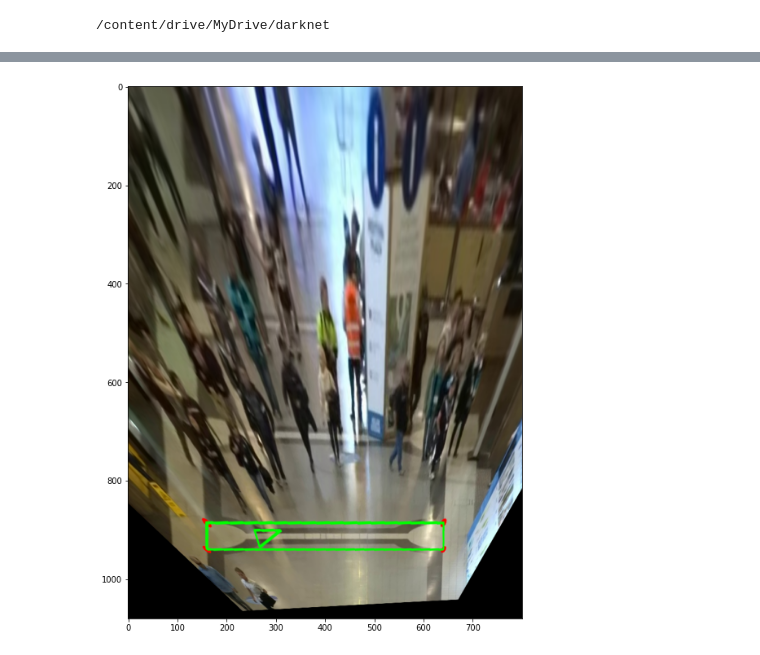
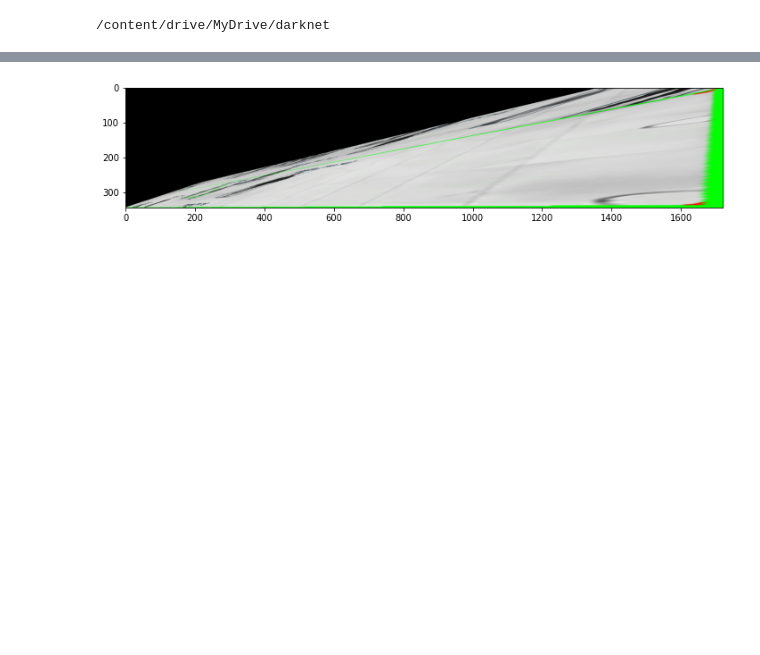
Before and after one commit to dung18520632/NhanDien_CS338.L21, a Jupyter notebook: Flask_Yolo_Function.ipynb, the cells around one changed output, grey strips where cells are left out. Drawn from its saved outputs; the diff is of its cells as text; code cells hidden in the pictures; blank space fills up the shorter version.

```diff
--- a/Flask_Yolo_Function.ipynb
+++ b/Flask_Yolo_Function.ipynb
@@ -71,5 +100,5 @@ Detection(detections,image)
 # %%
-original_image_BGR = cv2.imread('/content/MOT20_02_raw_frame_100.jpg')
+original_image_BGR = cv2.imread('/content/1.jpg')
 original_image_RGB = cv2.cvtColor(original_image_BGR, cv2.COLOR_BGR2RGB)
 image_width = original_image_RGB.shape[1]
 image_height = original_image_RGB.shape[0]
@@ -83,12 +125,19 @@ image Shape (540, 960, 3)
 # %%
-src = np.float32([[142., 298.],
-                           [784., 315.],
-                           [811., 371.],
-                           [ 82., 347.]])
-dst=np.float32([(0.2,0.82), (0.80, 0.82), (0.80,0.87), (0.2,0.87)])
-dst_size=(800,1080)
-def H_matrix(src,dst,dst_size):
-  dst = dst * np.float32(dst_size)
-  H_matrix = cv2.getPerspectiveTransform(src, dst)
-  return H_matrix
-H_matrix=H_matrix(src,dst,dst_size)
+src = np.float32([[217.,243.],
+                           [1580., 230.],
+                           [1750., 507.],
+                           [ 30., 532.]])
+# dst_size=(250,350)
+# width_d,height_d=250,350
+dst=np.float32([(0,0), (maxWidth-1, 0), (maxWidth-1,maxHeight-1), (0,maxHeight-1)])
+#dst=np.float32([(0.2,0.82), (0.80, 0.82), (0.80,0.87), (0.2,0.87)])
+dst_size=(maxWidth,maxHeight)
+# def H_matrix(src,dst,dst_size):
+#    dst = dst * np.float32(dst_size)
+#    H_matrix = cv2.getPerspectiveTransform(src, dst)
+#    return H_matrix
+def H_matrix(src,dst):
+   H_matrix = cv2.getPerspectiveTransform(src, dst)
+   return H_matrix
+H_matrix=H_matrix(src,dst)
+print(H_matrix)
@@ -113,8 +167,14 @@ Draw_Point3(original_image_RGB_copy,pts)
+# %%
+def Perspective_1(img_RGB,H_matrix,dst_size):
+  warped = cv2.warpPerspective(img_RGB, H_matrix, dst_size)
+  plt.figure(figsize=(12, 12))
+  plt.imshow(warped)
+  plt.show()
 # %%
 #Chuyển đổi matrix camera
-Perspective(original_image_RGB_copy,H_matrix,dst_size)
+Perspective_1(original_image_RGB_copy,H_matrix,dst_size)
 # %% [output]
-[figure, old version]
+[figure, new version]
 # %%
 #Tính Position People sau khi chuyển đổi qua bird-eye
 birds_eye_points=Point_transform(H_matrix,boxes)
```
Also changed, not shown: parts of 17 cells of this notebook.
